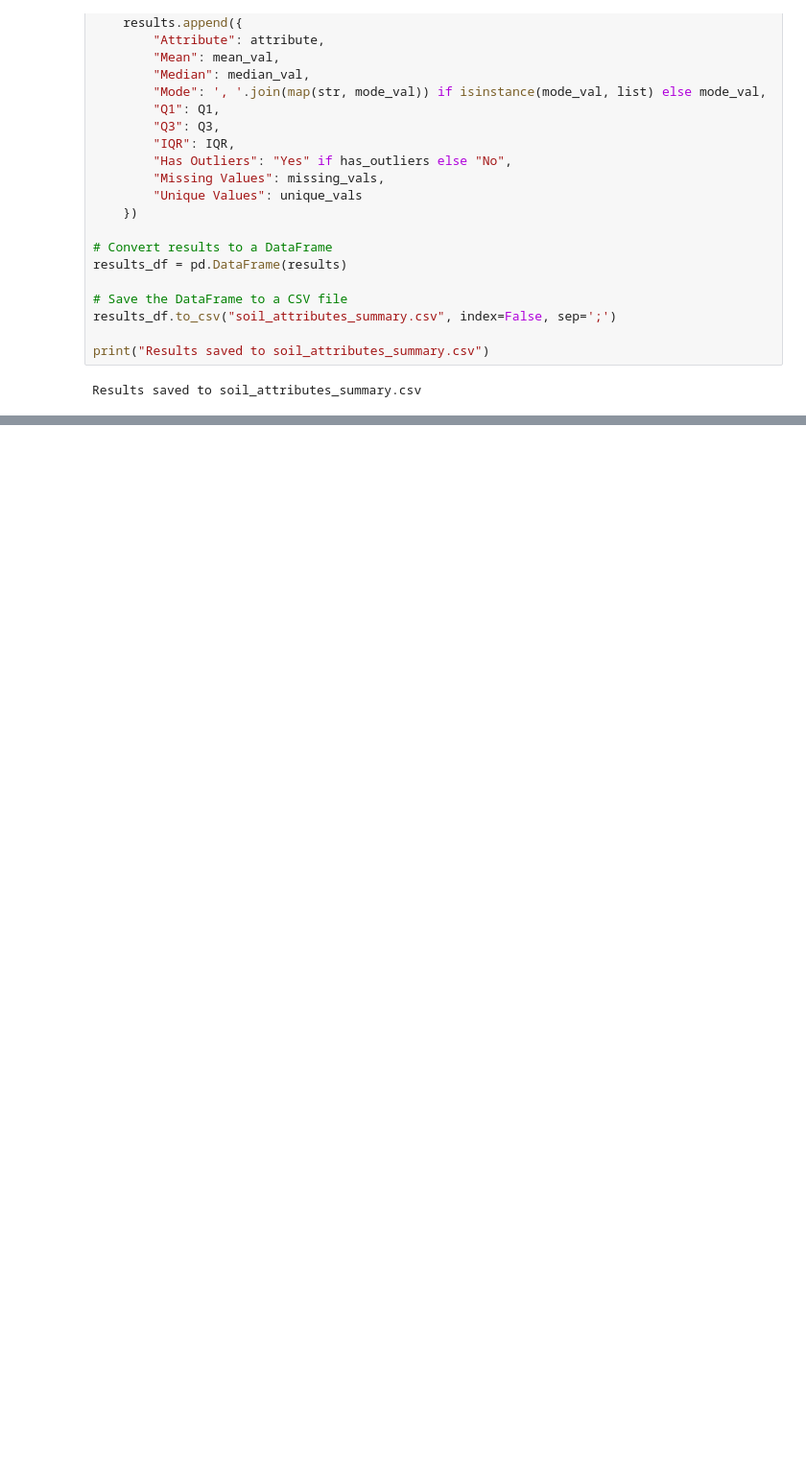
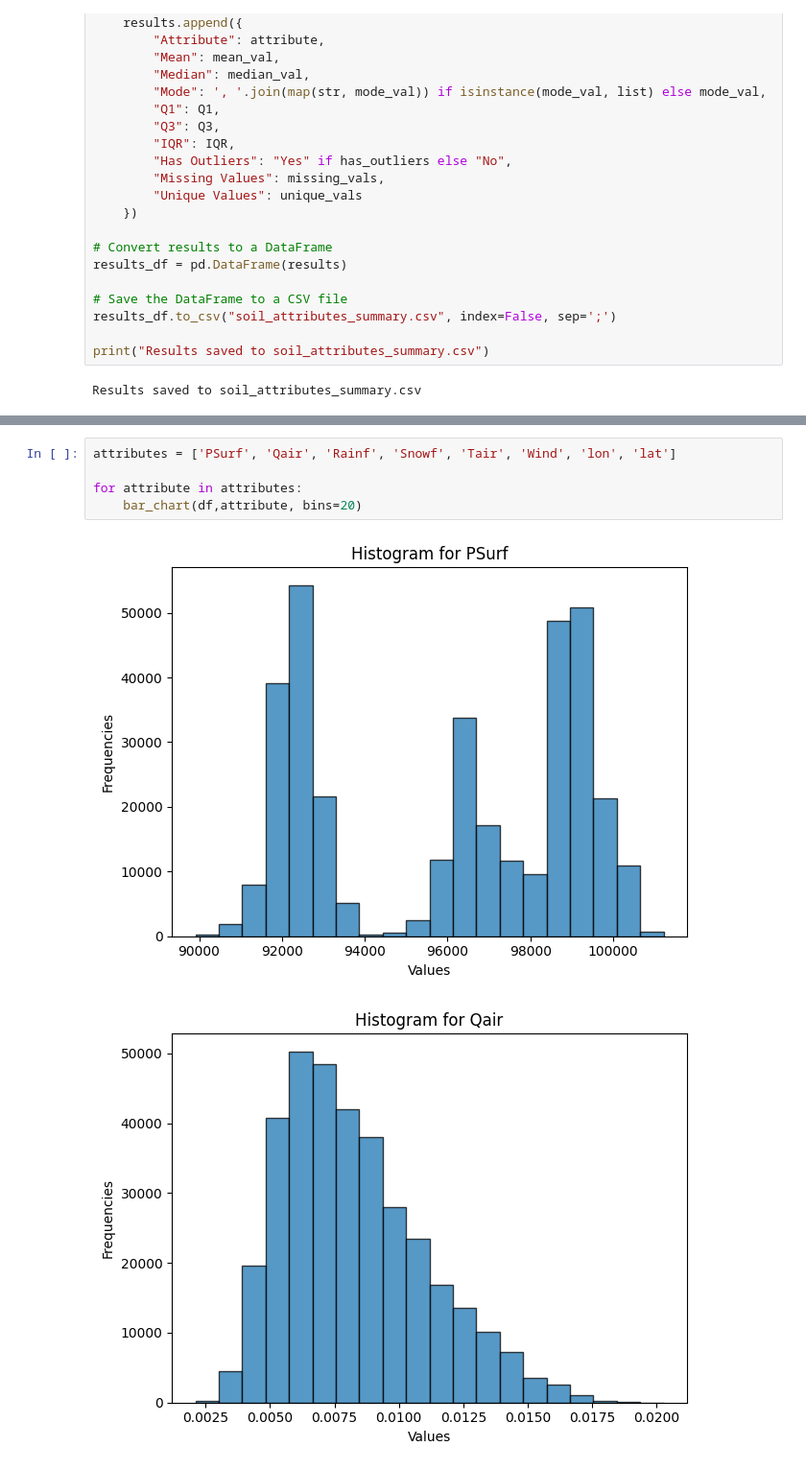
Before and after one commit to rahilGhamraci/Data-Mining-Project, a Jupyter notebook: part 1.ipynb, the cells around one changed output, grey strips where cells are left out. Shown at 96% size. Saved outputs shown, nothing was run; the diff lists cells and outputs as text; blank space fills up the shorter version.

```diff
--- a/part 1.ipynb
+++ b/part 1.ipynb
@@ -1197,0 +723,8 @@ for attribute in attributes:
+# %%
+attributes = ['PSurf', 'Qair', 'Rainf', 'Snowf', 'Tair', 'Wind', 'lon', 'lat']
+
+for attribute in attributes:
+    bar_chart(df,attribute, bins=20)
+# %% [output]
+[figure, added]
+[figure, added]
```
Also changed, not shown: parts of 98 cells of this notebook.
